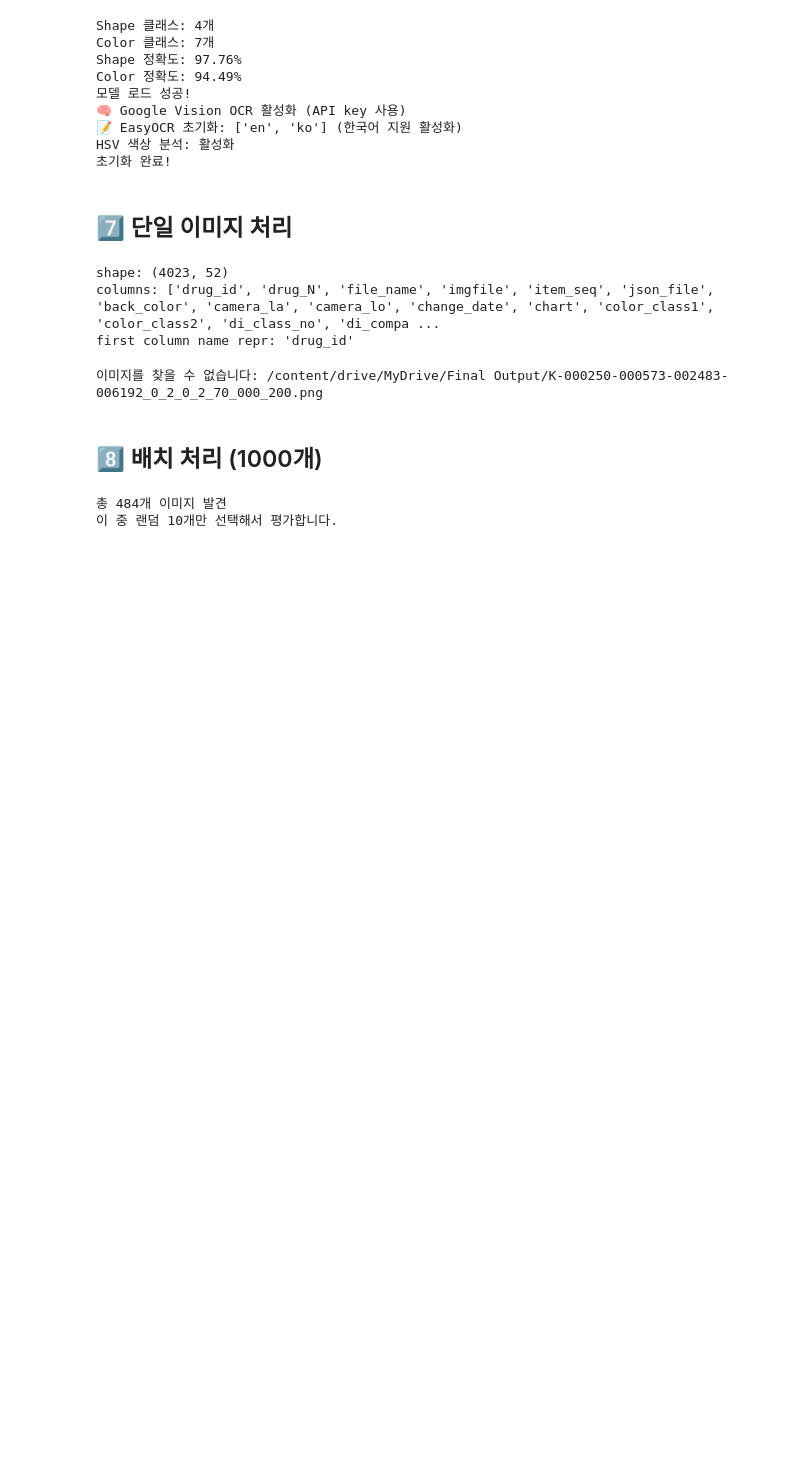
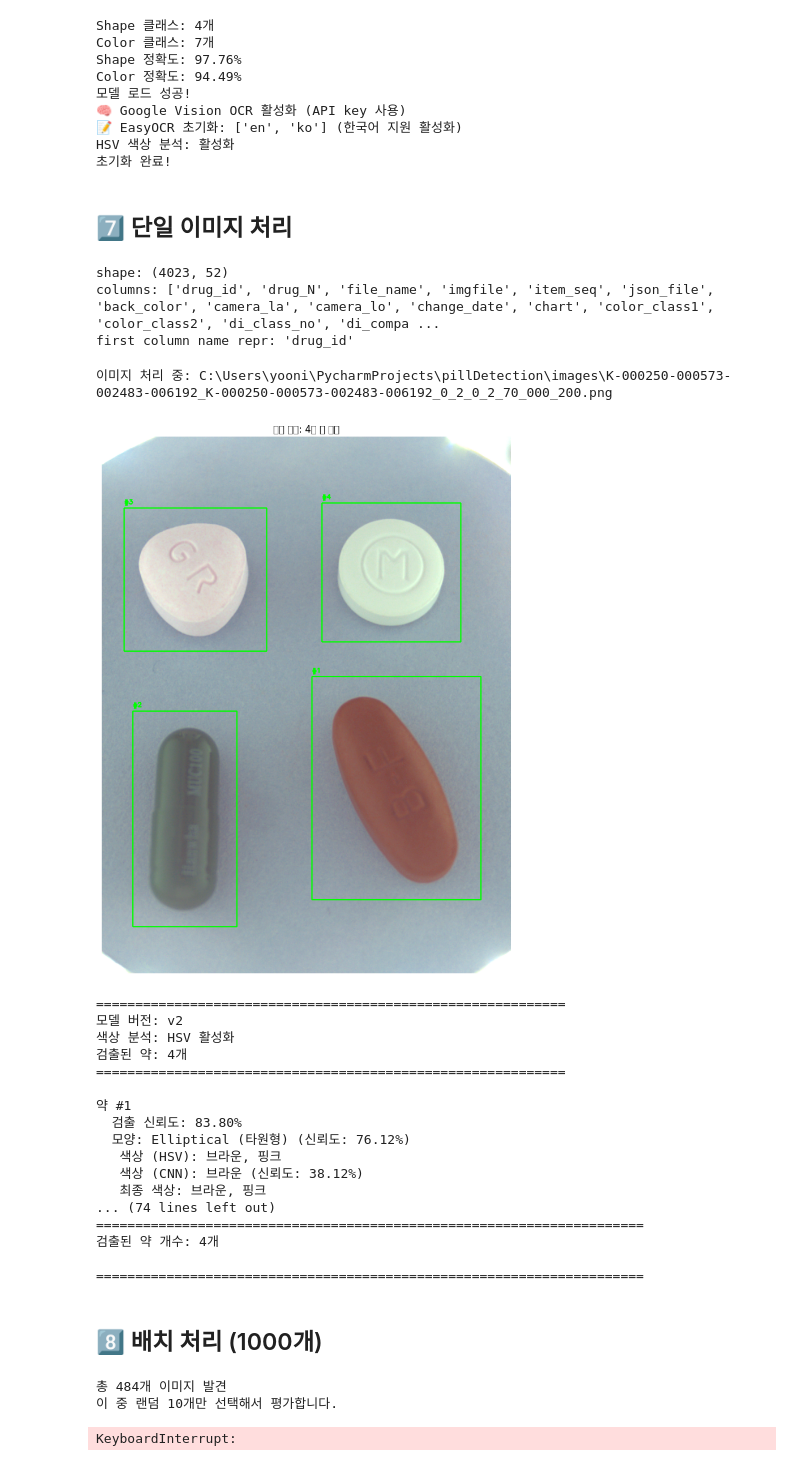
Before and after one commit to CV-pillDetection/pillDetection, a Jupyter notebook: demo.ipynb, the cells around one changed output. Saved outputs shown, nothing was run; the diff lists cells and outputs as text; code cells hidden in the pictures; blank space fills up the shorter version.

```diff
--- a/demo.ipynb
+++ b/demo.ipynb
@@ -44,7 +45,9 @@ SHAPE_COLOR_MODEL = ROOT / "weights" / "pill_shape_color_resnet50_improved_best_
 IMAGE_DIR = ROOT / "images"
 OUTPUT_CSV = ROOT / "pill_matching_results.csv"
 
-TEST_IMAGES_DIR = ROOT / "images" / "K-000250-000573-002483-006192_0_2_0_2_70_000_200.png"
+TEST_IMAGES_DIR = ROOT / "images" / "K-000250-000573-002483-006192_K-000250-000573-002483-006192_0_2_0_2_70_000_200.png"
+TEST_IMAGES_DIR2 = ROOT / "images" / "K-000250-000573-002483-006192_K-000250-000573-002483-006192_0_2_0_2_70_000_200.png"
+
 OUTPUT_DIR = ROOT / "output"
 
 print("로컬 경로 세팅 완료")
@@ -1146,43 +1149,62 @@ def _line_match_score(pill_info, row) -> float:
     )
 
     return 1.0 if has_line_pill and has_line_db else 0.0
+# %%
+# test_image = TEST_IMAGES_DIR
+test_image = TEST_IMAGES_DIR2
 # %%
-test_image = "/content/drive/MyDrive/Final Output/K-000250-000573-002483-006192_0_2_0_2_70_000_200.png"
-
 if os.path.exists(test_image):
     print(f"이미지 처리 중: {test_image}\n")
 
     result = detector.process_image(
         image_path=test_image,
         visualize=True
     )
 
     for pill in result.pills:
         print(f"\n- 약 #{pill['pill_id']}")
         print(f"   예측 색상: {pill.get('colors')}")
         print(f"   예측 모양: {pill.get('shape')}")
         print(f"   각인: {pill.get('engraving_text')} (conf={pill.get('ocr_confidence', 0):.2f})")
 
         candidates = search_similar_pills(pill, drug_db, top_k=5)
         pill["candidates"] = candidates
 
         print("   - Top 5 후보:")
         for i, c in enumerate(candidates, 1):
             print(
                 f"    {i}. {c['drug_id']} | {c['dl_name']} ({c['company']})  "
                 f"total={c['score_total']:.3f}  "
                 f"[engr={c['score_engraving']:.2f}, color={c['score_color']:.2f}, "
                 f"shape={c['score_shape']:.2f}, line={c['score_line']:.2f}]"
             )
 
     print(f"\n{'='*70}")
     print(f"검출된 약 개수: {result.detection_count}개\n")
     print(f"{'='*70}")
 
 else:
     print(f"이미지를 찾을 수 없습니다: {test_image}")
 # %% [output]
-이미지를 찾을 수 없습니다: /content/drive/MyDrive/Final Output/K-000250-000573-002483-006192_0_2_0_2_70_000_200.png
+이미지 처리 중: C:\Users\yooni\PycharmProjects\pillDetection\images\K-000250-000573-002483-006192_K-000250-000573-002483-006192_0_2_0_2_70_000_200.png
+[figure, added]
+============================================================
+모델 버전: v2
+색상 분석: HSV 활성화
+검출된 약: 4개
+============================================================
+
+약 #1
+  검출 신뢰도: 83.80%
+  모양: Elliptical (타원형) (신뢰도: 76.12%)
+   색상 (HSV): 브라운, 핑크
+   색상 (CNN): 브라운 (신뢰도: 38.12%)
+   최종 색상: 브라운, 핑크
+... (74 lines left out)
+======================================================================
+검출된 약 개수: 4개
+
+======================================================================
 # %% [markdown]
 ## 8️⃣ 배치 처리 (1000개)
 # %%
@@ -1373,3 +1395,4 @@ print(f"{'='*70}")
 # %% [output]
 총 484개 이미지 발견
 이 중 랜덤 10개만 선택해서 평가합니다.
+KeyboardInterrupt:
```
Also changed, not shown: parts of 2 cells of this notebook, 2 other files.
